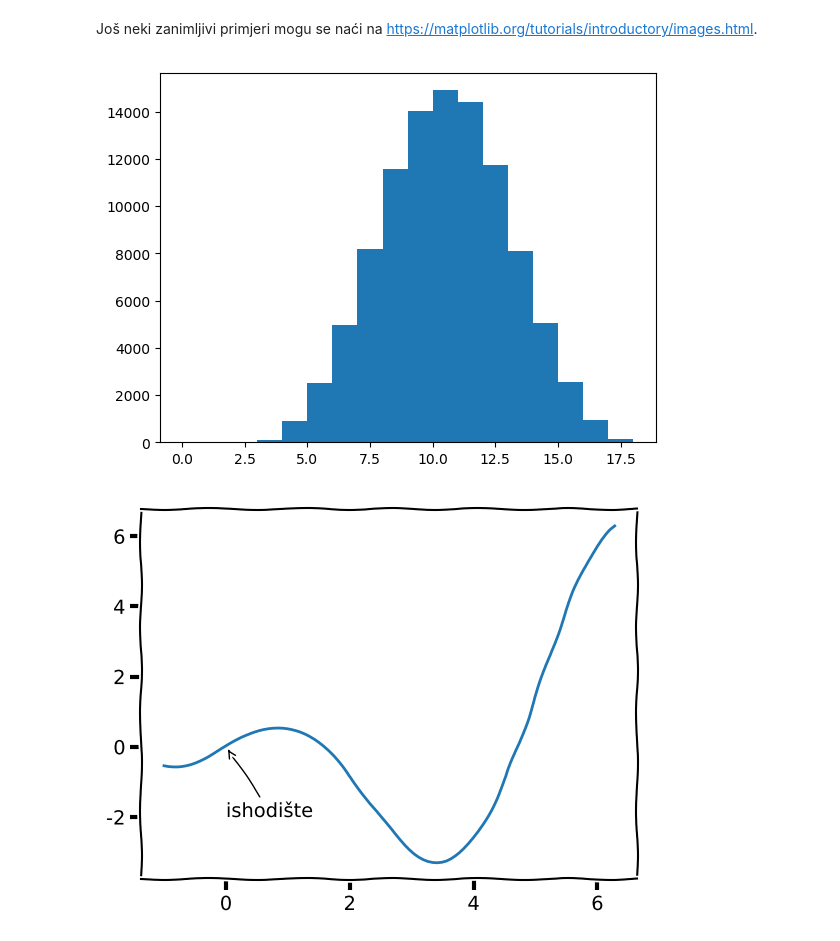
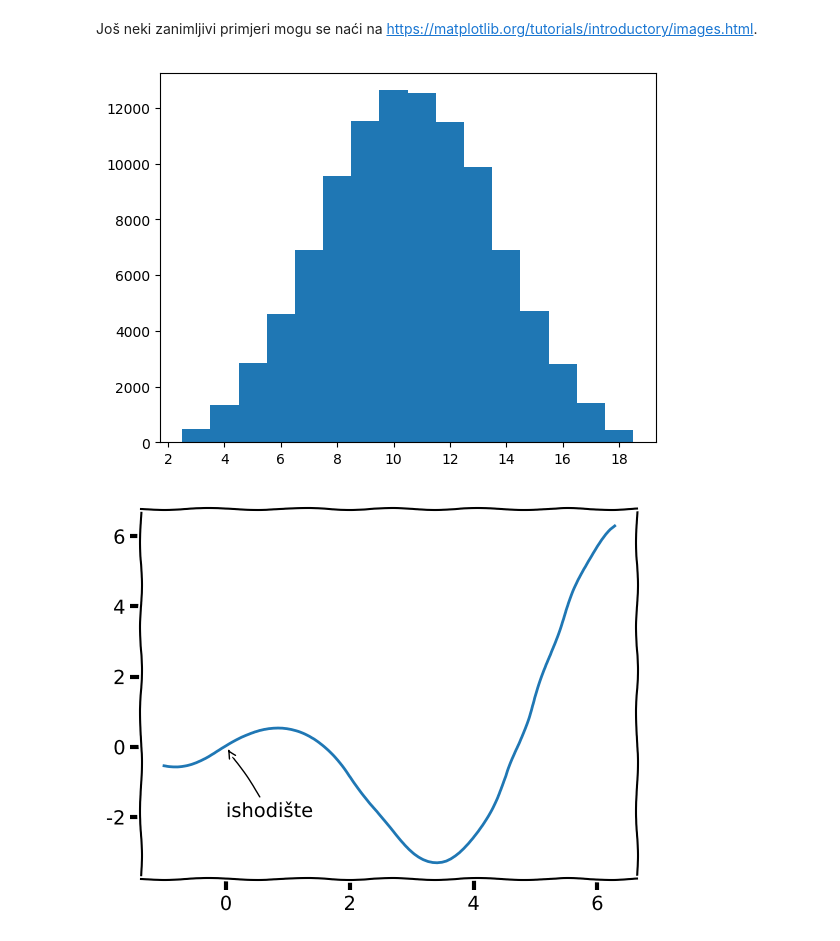
Before and after one commit to sasospoljar/Matematicki-softver, a Jupyter notebook: ms-master/Predavanje 4.ipynb, the cells around one changed output. Drawn from its saved outputs; the diff is of its cells as text; code cells hidden in the pictures.

```diff
--- a/ms-master/Predavanje 4.ipynb
+++ b/ms-master/Predavanje 4.ipynb
@@ -137,12 +137,12 @@ array([2, 3, 5, 7, 9, 0])
 # %% [markdown]
 Još neki zanimljivi primjeri mogu se naći na https://matplotlib.org/tutorials/introductory/images.html.
 # %%
-tri_kocke = np.random.uniform(1, 6, (100_000, 3)).sum(axis=1)
+tri_kocke = np.random.randint(1, 7, (100_000, 3)).sum(axis=1) # generiraj numpy array slucajno od 1 do 6, 100 000 puta i grupiraj po 3
 slika, koord = plt.subplots()
-koord.hist(tri_kocke, bins=range(19))
+koord.hist(tri_kocke, bins=[2.5 + i for i in range (17)]) # podesavaj stupce, tj granice od kud do kud ce ici
 slika
 # %% [output]
-[figure, old version]
+[figure, new version]
 # %%
 with plt.xkcd():
     figxkcd, axkcd = plt.subplots()
```
Also changed, not shown: parts of 19 cells of this notebook.
